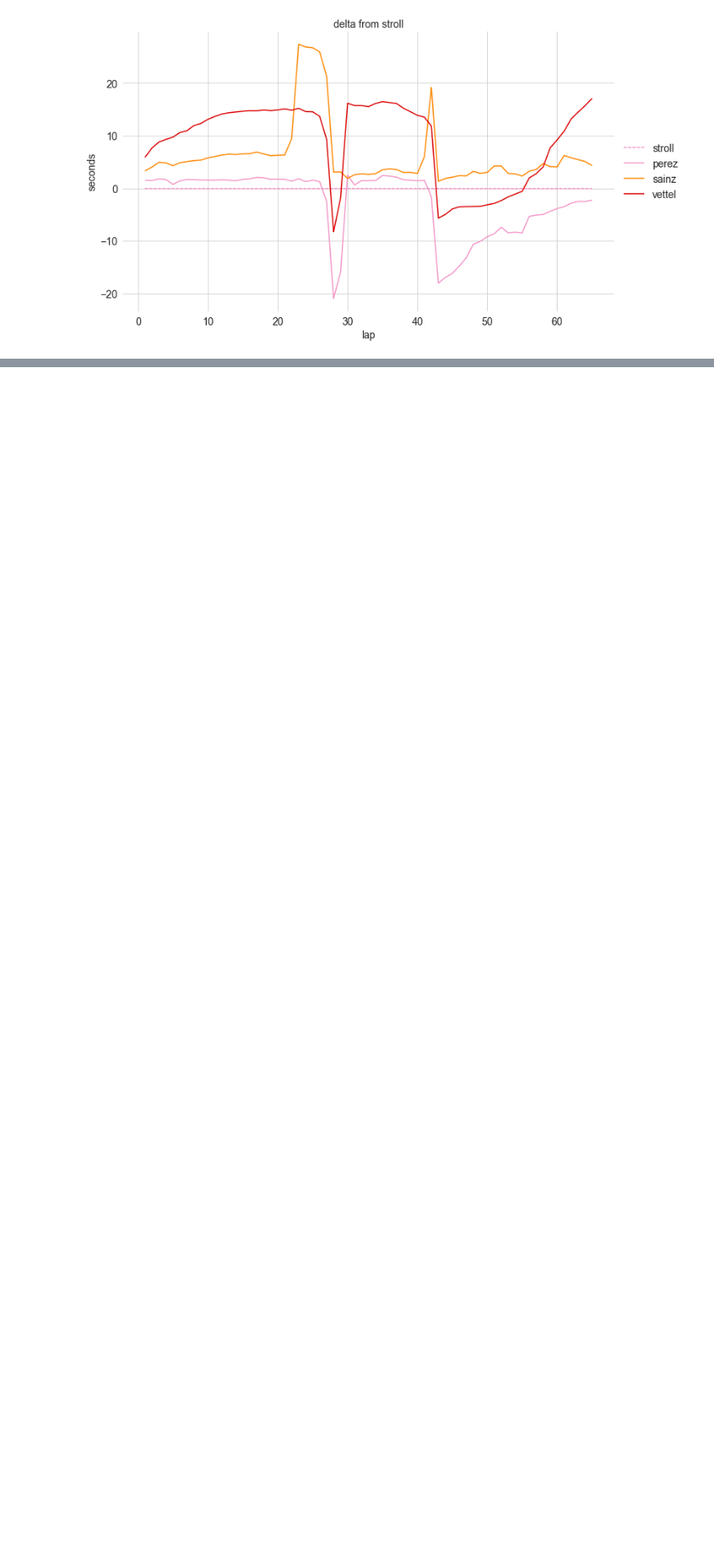
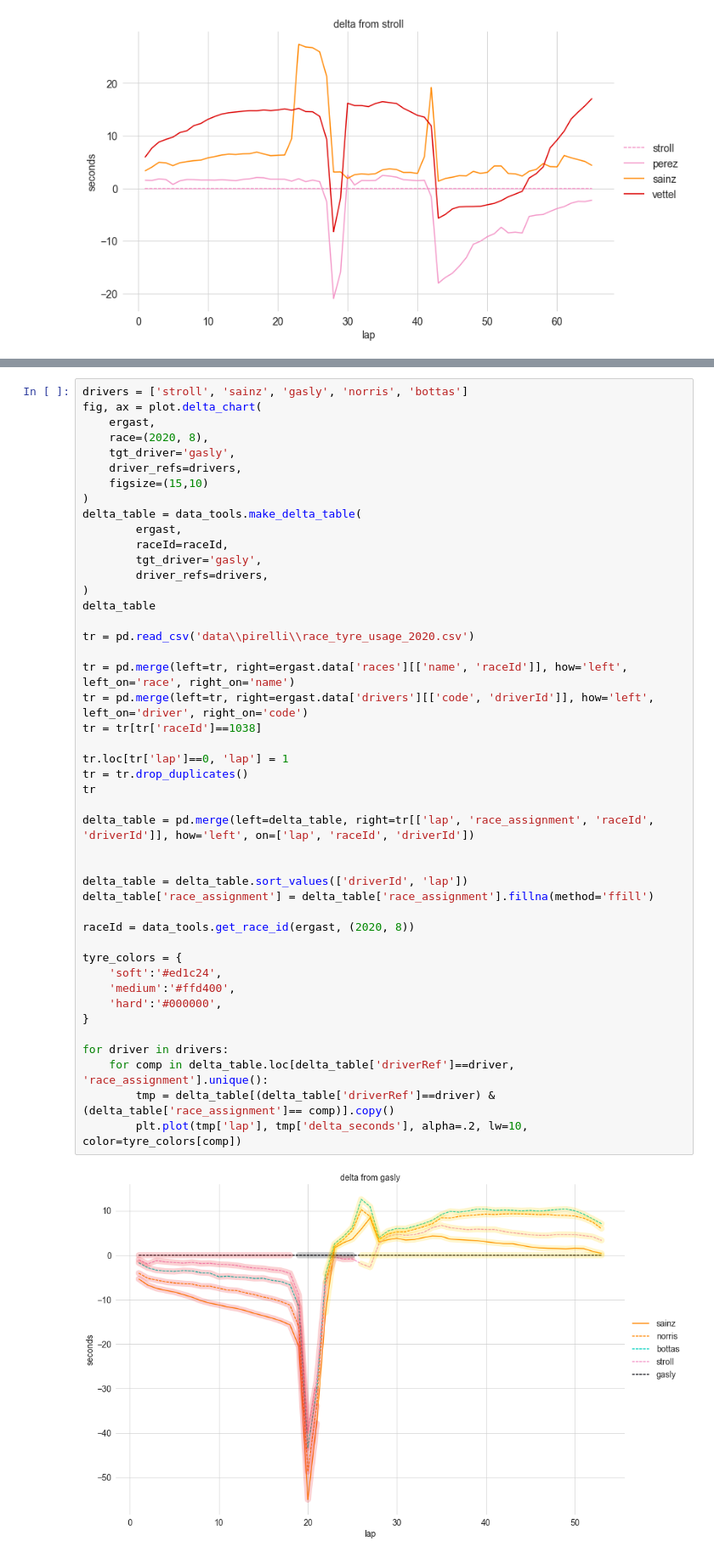
Before and after one commit to luke-bassett/f1-analysis, a Jupyter notebook: f1-analysis/Example.ipynb, the cells around one changed output, grey strips where cells are left out. Shown at 85% size. Drawn from its saved outputs; the diff is of its cells as text; blank space fills up the shorter version.

Commit message:
tyre compound background color in progress

```diff
--- a/f1-analysis/Example.ipynb
+++ b/f1-analysis/Example.ipynb
@@ -49,0 +56,47 @@ fig, ax = plot.delta_chart(
+# %%
+drivers = ['stroll', 'sainz', 'gasly', 'norris', 'bottas']
+fig, ax = plot.delta_chart(
+    ergast,
+    race=(2020, 8),
+    tgt_driver='gasly',
+    driver_refs=drivers,
+    figsize=(15,10)
+)
+delta_table = data_tools.make_delta_table(
+        ergast,
+        raceId=raceId,
+        tgt_driver='gasly',
+        driver_refs=drivers,
+)
+delta_table
+
+tr = pd.read_csv('data\\pirelli\\race_tyre_usage_2020.csv')
+
+tr = pd.merge(left=tr, right=ergast.data['races'][['name', 'raceId']], how='left', left_on='race', right_on='name')
+tr = pd.merge(left=tr, right=ergast.data['drivers'][['code', 'driverId']], how='left', left_on='driver', right_on='code')
+tr = tr[tr['raceId']==1038]
+
+tr.loc[tr['lap']==0, 'lap'] = 1
+tr = tr.drop_duplicates()
+tr
+
+delta_table = pd.merge(left=delta_table, right=tr[['lap', 'race_assignment', 'raceId', 'driverId']], how='left', on=['lap', 'raceId', 'driverId'])
+
+
+delta_table = delta_table.sort_values(['driverId', 'lap'])
+delta_table['race_assignment'] = delta_table['race_assignment'].fillna(method='ffill')
+
+raceId = data_tools.get_race_id(ergast, (2020, 8))
+
+tyre_colors = {
+    'soft':'#ed1c24',
+    'medium':'#ffd400',
+    'hard':'#000000',
+}
+
+for driver in drivers:
+    for comp in delta_table.loc[delta_table['driverRef']==driver, 'race_assignment'].unique():
+        tmp = delta_table[(delta_table['driverRef']==driver) & (delta_table['race_assignment']== comp)].copy()
+        plt.plot(tmp['lap'], tmp['delta_seconds'], alpha=.2, lw=10, color=tyre_colors[comp])
+# %% [output]
+[figure, added]
```
Also changed, not shown: parts of 4 cells of this notebook, 1 other file.
